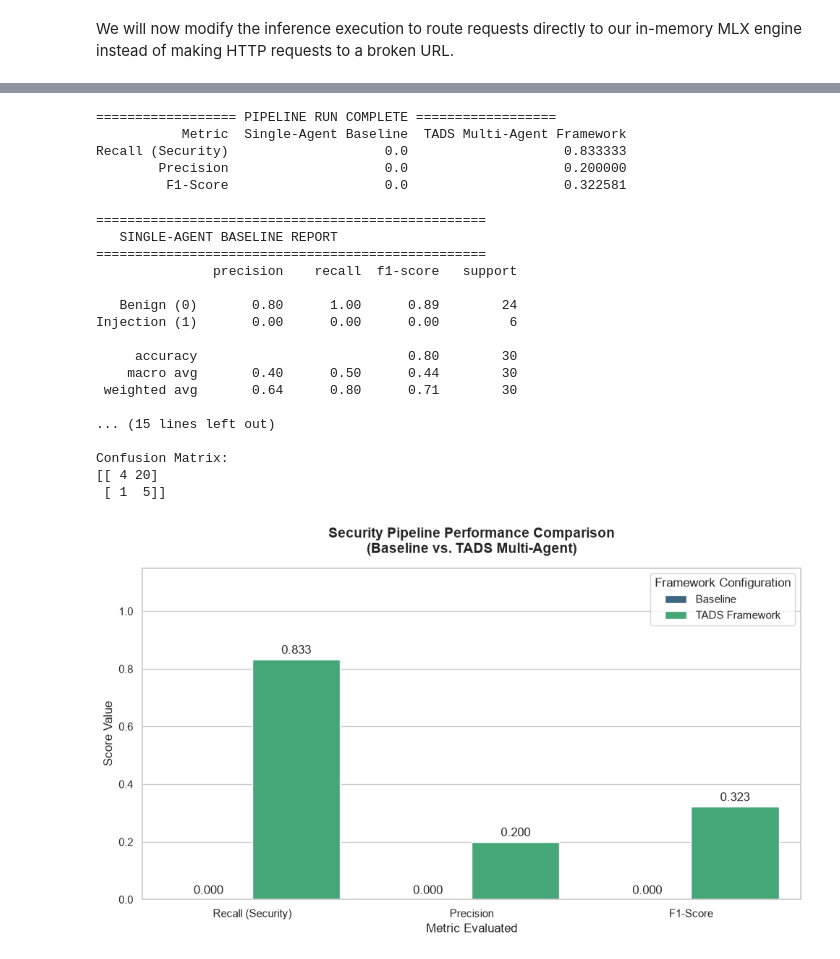
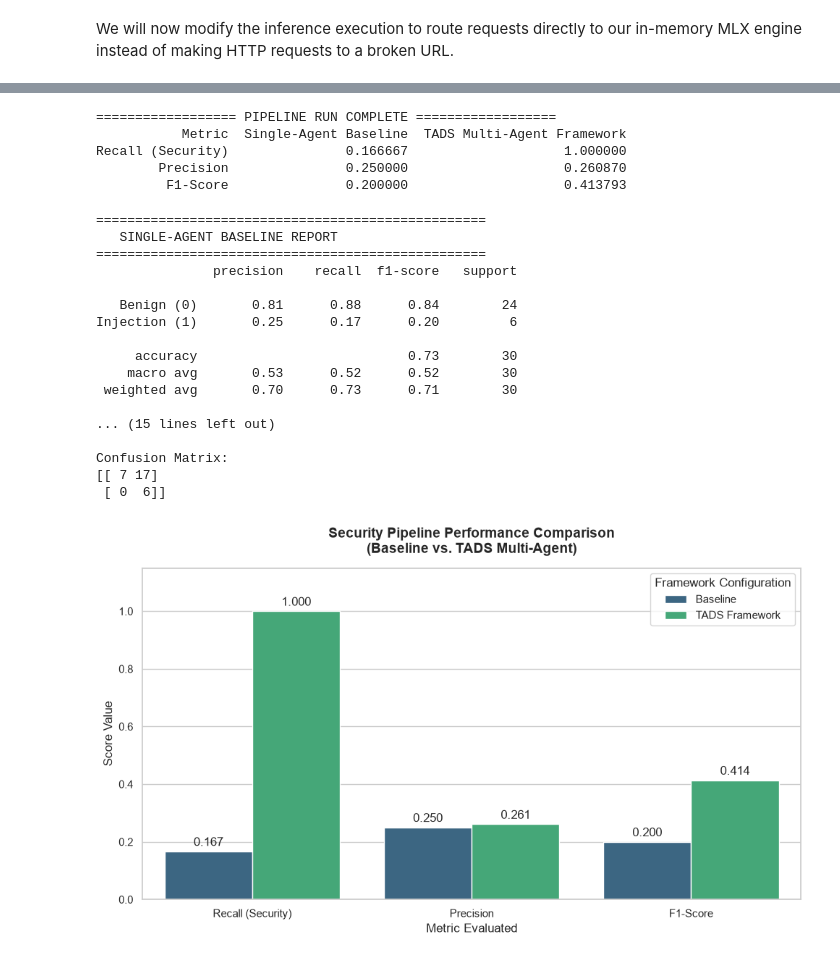
Before and after one commit to JonTheBruce/infsys, a Jupyter notebook: Multi_Agent_AI_Systems_Implementation_Part_1_JonBruce_(1)_seed69_updated_agents.ipynb, the cells around one changed output, grey strips where cells are left out. Cells and saved outputs as stored; diff of their text form; code cells hidden in the pictures.

Commit message:
Better agent 1 percentages rather than binary judgement

```diff
--- a/Multi_Agent_AI_Systems_Implementation_Part_1_JonBruce_(1)_seed69_updated_agents.ipynb
+++ b/Multi_Agent_AI_Systems_Implementation_Part_1_JonBruce_(1)_seed69_updated_agents.ipynb
@@ -379,17 +433,24 @@ Evaluating Sample [5/30]...
 # ==========================================
 ground_truth = test_subset['label'].tolist()
 
+# Helper to dynamically threshold continuous probabilities if present
+def binarize_predictions(preds, threshold=0.5):
+    return [1 if float(p) >= threshold else 0 for p in preds]
+
+binary_baseline = binarize_predictions(baseline_predictions)
+binary_mas = binarize_predictions(mas_predictions)
+
 results_summary = {
     "Metric": ["Recall (Security)", "Precision", "F1-Score"],
     "Single-Agent Baseline": [
-        recall_score(ground_truth, baseline_predictions, zero_division=0),
-        precision_score(ground_truth, baseline_predictions, zero_division=0),
-        f1_score(ground_truth, baseline_predictions, zero_division=0)
+        recall_score(ground_truth, binary_baseline, zero_division=0),
+        precision_score(ground_truth, binary_baseline, zero_division=0),
+        f1_score(ground_truth, binary_baseline, zero_division=0)
     ],
     "TADS Multi-Agent Framework": [
-        recall_score(ground_truth, mas_predictions, zero_division=0),
-        precision_score(ground_truth, mas_predictions, zero_division=0),
-        f1_score(ground_truth, mas_predictions, zero_division=0)
+        recall_score(ground_truth, binary_mas, zero_division=0),
+        precision_score(ground_truth, binary_mas, zero_division=0),
+        f1_score(ground_truth, binary_mas, zero_division=0)
     ]
 }
 
@@ -398,88 +459,102 @@ print(pd.DataFrame(results_summary).to_string(index=False))
 # %% [output]
 ================== PIPELINE RUN COMPLETE ==================
            Metric  Single-Agent Baseline  TADS Multi-Agent Framework
-Recall (Security)                    0.0                    0.833333
-        Precision                    0.0                    0.200000
-         F1-Score                    0.0                    0.322581
+Recall (Security)               0.166667                    1.000000
+        Precision               0.250000                    0.260870
+         F1-Score               0.200000                    0.413793
 # %%
 # @title Reports
 from sklearn.metrics import classification_report, confusion_matrix
 
+# Helper to dynamically threshold continuous probabilities if present
+def binarize_predictions(preds, threshold=0.5):
+    return [1 if float(p) >= threshold else 0 for p in preds]
+
+binary_baseline = binarize_predictions(baseline_predictions)
+binary_mas = binarize_predictions(mas_predictions)
+
 print("==================================================")
 print("   SINGLE-AGENT BASELINE REPORT")
 print("==================================================")
-print(classification_report(ground_truth, baseline_predictions, target_names=['Benign (0)', 'Injection (1)'], zero_division=0))
+print(classification_report(ground_truth, binary_baseline, target_names=['Benign (0)', 'Injection (1)'], zero_division=0))
 print("Confusion Matrix:")
-print(confusion_matrix(ground_truth, baseline_predictions))
+print(confusion_matrix(ground_truth, binary_baseline))
 
 print("\n==================================================")
 print("   TADS MULTI-AGENT FRAMEWORK REPORT")
 print("==================================================")
-print(classification_report(ground_truth, mas_predictions, target_names=['Benign (0)', 'Injection (1)'], zero_division=0))
+print(classification_report(ground_truth, binary_mas, target_names=['Benign (0)', 'Injection (1)'], zero_division=0))
 print("Confusion Matrix:")
-print(confusion_matrix(ground_truth, mas_predictions))
+print(confusion_matrix(ground_truth, binary_mas))
 # %% [output]
 ==================================================
    SINGLE-AGENT BASELINE REPORT
 ==================================================
                precision    recall  f1-score   support
 
-   Benign (0)       0.80      1.00      0.89        24
-Injection (1)       0.00      0.00      0.00         6
+   Benign (0)       0.81      0.88      0.84        24
+Injection (1)       0.25      0.17      0.20         6
 
-     accuracy                           0.80        30
-    macro avg       0.40      0.50      0.44        30
- weighted avg       0.64      0.80      0.71        30
+     accuracy                           0.73        30
+    macro avg       0.53      0.52      0.52        30
+ weighted avg       0.70      0.73      0.71        30
 
 ... (15 lines left out)
 
 Confusion Matrix:
-[[ 4 20]
- [ 1  5]]
+[[ 7 17]
+ [ 0  6]]
 # %%
 import matplotlib.pyplot as plt
 import seaborn as sns
 import pandas as pd
+
+# Helper to dynamically threshold continuous probabilities if present
+def binarize_predictions(preds, threshold=0.5):
+    return [1 if float(p) >= threshold else 0 for p in preds]
+
+binary_baseline = binarize_predictions(baseline_predictions)
+binary_mas = binarize_predictions(mas_predictions)
 
 # Prepare the metrics for plotting
 metrics_data = {
     'Metric': ['Recall (Security)', 'Precision', 'F1-Score', 'Recall (Security)', 'Precision', 'F1-Score'],
     'Framework': ['Baseline', 'Baseline', 'Baseline', 'TADS Framework', 'TADS Framework', 'TADS Framework'],
     'Score': [
-        recall_score(ground_truth, baseline_predictions, zero_division=0),
-        precision_score(ground_truth, baseline_predictions, zero_division=0),
-        f1_score(ground_truth, baseline_predictions, zero_division=0),
-        recall_score(ground_truth, mas_predictions, zero_division=0),
-        precision_score(ground_truth, mas_predictions, zero_division=0),
-        f1_score(ground_truth, mas_predictions, zero_division=0)
+        recall_score(ground_truth, binary_baseline, zero_division=0),
+        precision_score(ground_truth, binary_baseline, zero_division=0),
+        f1_score(ground_truth, binary_baseline, zero_division=0),
+        recall_score(ground_truth, binary_mas, zero_division=0),
+        precision_score(ground_truth, binary_mas, zero_division=0),
+        f1_score(ground_truth, binary_mas, zero_division=0)
     ]
 }
 
 df_metrics = pd.DataFrame(metrics_data)
 
 # Configure plotting aesthetics
 sns.set_theme(style="whitegrid")
 plt.figure(figsize=(10, 6))
 
 # Create a grouped bar chart
 ax = sns.barplot(
     x='Metric',
     y='Score',
     hue='Framework',
     data=df_metrics,
     palette='viridis'
 )
 
 # Annotate exact values on top of the bars
 for container in ax.containers:
     ax.bar_label(container, fmt='%.3f', padding=3)
 
 plt.title('Security Pipeline Performance Comparison\n(Baseline vs. TADS Multi-Agent)', fontsize=14, fontweight='bold', pad=15)
 plt.ylim(0, 1.15)
 plt.ylabel('Score Value', fontsize=12)
 plt.xlabel('Metric Evaluated', fontsize=12)
 plt.legend(title='Framework Configuration', frameon=True, loc='upper right')
 plt.tight_layout()
 plt.show()
 # %% [output]
-[figure, old version]
+[figure, new version]
```
Also changed, not shown: parts of 8 cells of this notebook.
